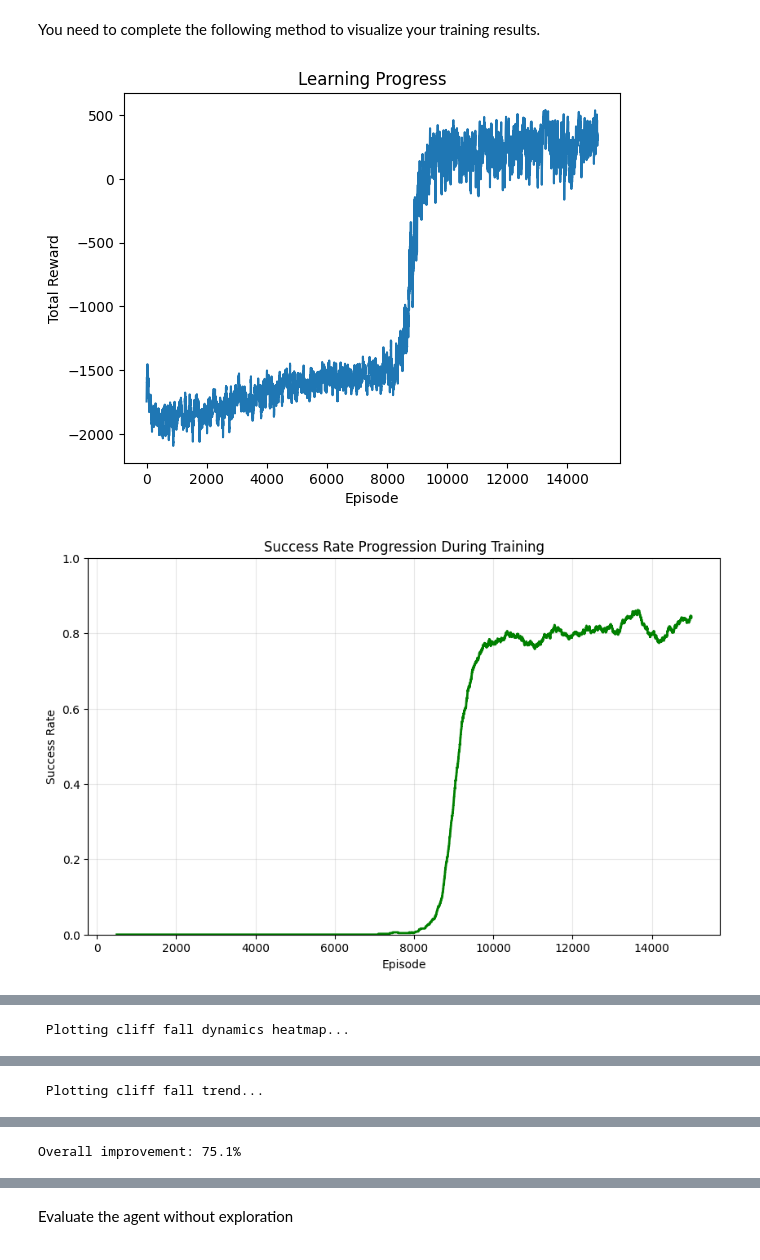
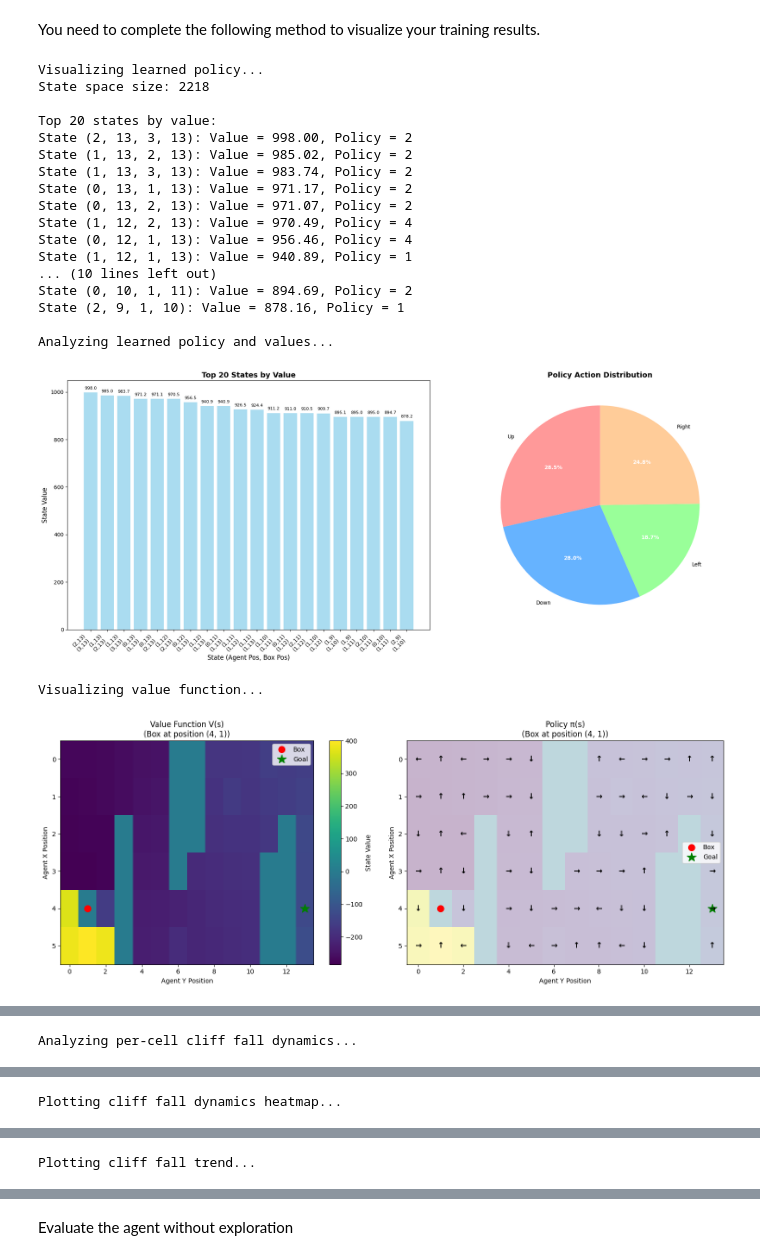
Before and after one commit to rashmikbhat/qlearning-cliffbox, a Jupyter notebook: RLAgent.ipynb, the cells around one changed output, grey strips where cells are left out. Cells and saved outputs as stored; diff of their text form; code cells hidden in the pictures.

```diff
--- a/RLAgent.ipynb
+++ b/RLAgent.ipynb
@@ -635,54 +783,49 @@ def plot_cliff_fall_trend(agent, env):
 # %%
-# Smooth plot
-weight=0.95
-last = rewards[0]
-smoothed = []
-for v in rewards:
-    smoothed_val = last * weight + (1 - weight) * v
-    smoothed.append(smoothed_val)
-    last = smoothed_val
-
-# Plot the learning curve
-plt.plot(smoothed)
-plt.xlabel('Episode')
-plt.ylabel('Total Reward')
-plt.title('Learning Progress')
-
-# Success rate progression
-plt.figure(figsize=(10, 6))
-window = 500
-success_rates = []
-for i in range(window, len(rewards)):
-    success_rate = np.sum(np.array(rewards[i-window:i]) > 0) / window
-    success_rates.append(success_rate)
-
-plt.plot(range(window, len(rewards)), success_rates, 'g-', linewidth=2)
-plt.xlabel('Episode')
-plt.ylabel('Success Rate')
-plt.title('Success Rate Progression During Training')
-plt.grid(True, alpha=0.3)
-plt.ylim(0, 1)
-plt.show()
-
-
 # Visualize learned policy
 print("\nVisualizing learned policy...")
 v_table, policy = visualize(agent.q_table, env)
 
 # Policy and value visualization
-print("\n Analyzing learned policy and values...")
+print("\nAnalyzing learned policy and values...")
 v_table, policy_table = visualize_enhanced_policy_and_values(agent, env)
 
-print("\n Analyzing per-cell cliff fall dynamics...")
-fall_dynamics_results = analyze_cliff_fall_dynamics(agent.cliff_fall_records, agent.num_episodes, env)
+# Value function visualization
+print("\nVisualizing value function...")
+visualize_value_function(agent, env)
 
-print("\n Plotting cliff fall dynamics heatmap...")
+
+print("\nAnalyzing per-cell cliff fall dynamics...")
+cliff_heatmaps = create_cliff_fall_heatmaps(agent.cliff_fall_records, agent.num_episodes, env)
+
+print("\nPlotting cliff fall dynamics heatmap...")
 rfall_rates, cliff_cells = analyze_cliff_fall_dynamics_1(agent, env)
 
 #Plot the graph
-print("\n Plotting cliff fall trend...")
+print("\nPlotting cliff fall trend...")
 fall_rates, improvement = plot_cliff_fall_trend(agent, env)
 print(f"Overall improvement: {improvement:.1f}%")
+
+# Plot a successful trajectory
+print("\nPlotting a successful trajectory...")
+success_trajectory = plot_successful_trajectory(agent, env)
 # %% [output]
+Visualizing learned policy...
+State space size: 2218
+
+Top 20 states by value:
+State (2, 13, 3, 13): Value = 998.00, Policy = 2
+State (1, 13, 2, 13): Value = 985.02, Policy = 2
+State (1, 13, 3, 13): Value = 983.74, Policy = 2
+State (0, 13, 1, 13): Value = 971.17, Policy = 2
+State (0, 13, 2, 13): Value = 971.07, Policy = 2
+State (1, 12, 2, 13): Value = 970.49, Policy = 4
+State (0, 12, 1, 13): Value = 956.46, Policy = 4
+State (1, 12, 1, 13): Value = 940.89, Policy = 1
+... (10 lines left out)
+State (0, 10, 1, 11): Value = 894.69, Policy = 2
+State (2, 9, 1, 10): Value = 878.16, Policy = 1
+
+Analyzing learned policy and values...
-[figure, old version]
+[figure, new version]
+Visualizing value function...
-[figure, old version]
+[figure, new version]
@@ -705,0 +832 @@ State (2, 9, 1, 10): Value = 878.16, Policy = 1
+Analyzing per-cell cliff fall dynamics...
@@ -723,0 +834 @@ Rank | State (Agent, Box) | Value | Best Action
+Plotting cliff fall dynamics heatmap...
@@ -725 +836 @@ Rank | State (Agent, Box) | Value | Best Action
- Plotting cliff fall dynamics heatmap...
+Plotting cliff fall trend...
@@ -727 +837,0 @@ Rank | State (Agent, Box) | Value | Best Action
- Plotting cliff fall trend...
@@ -729 +842,0 @@ Rank | State (Agent, Box) | Value | Best Action
-Overall improvement: 75.1%
```
Also changed, not shown: parts of 7 cells of this notebook.
